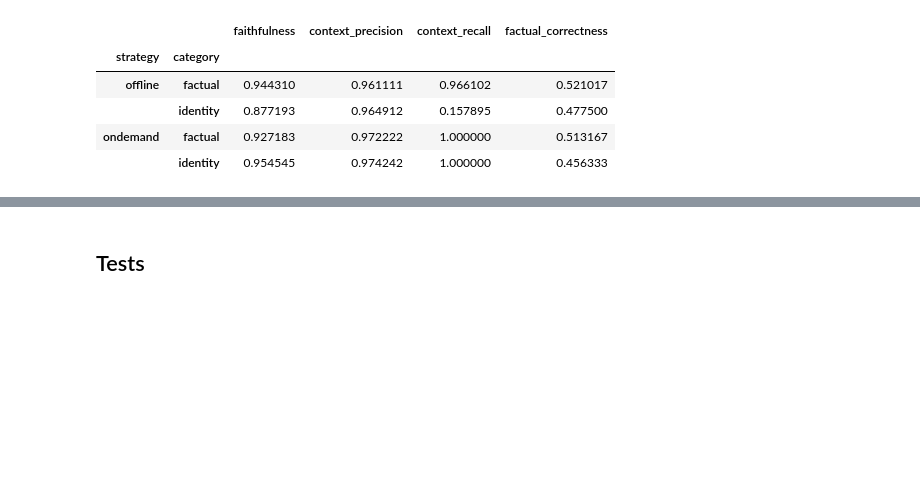
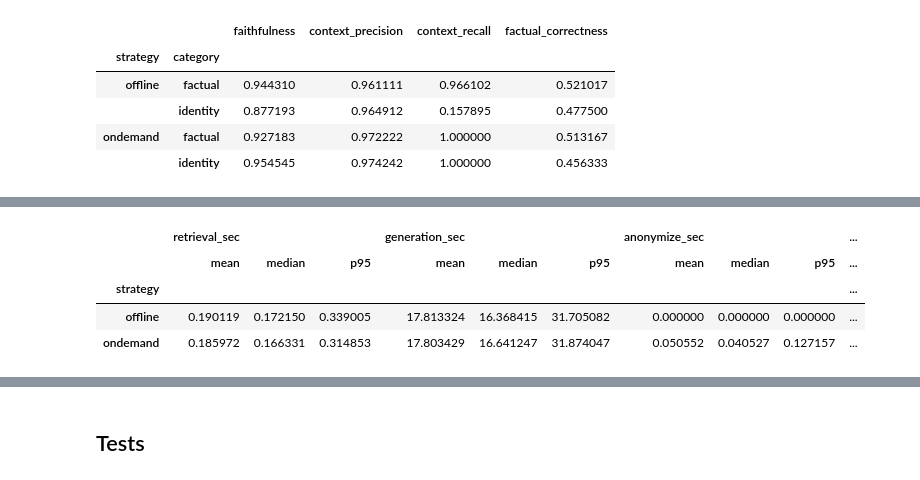
Before and after one commit to matheusfbosa/rag-anonymous-metrics, a Jupyter notebook: notebooks/privacy_utility.ipynb, the cells around one changed output, grey strips where cells are left out. Cells and saved outputs as stored; diff of their text form; code cells hidden in the pictures; blank space fills up the shorter version.

```diff
--- a/notebooks/privacy_utility.ipynb
+++ b/notebooks/privacy_utility.ipynb
@@ -507,0 +546,84 @@ display(by_category(df, UTILITY_COLS))
+# %%
+QUERY_TIME_COLS = ("retrieval_sec", "generation_sec", "anonymize_sec", "query_sec")
+
+
+def p95(s):
+    return s.quantile(0.95)
+
+
+timed = df.dropna(subset=list(QUERY_TIME_COLS)).copy()
+assert not timed.empty, "Expected retrieval/generation/anonymize/query timings in JSONL"
+
+recon = timed["retrieval_sec"] + timed["generation_sec"] + timed["anonymize_sec"]
+assert (recon - timed["query_sec"]).abs().max() < 1e-6
+assert (
+    timed.loc[timed["strategy"] == STRATEGY_OFFLINE, "anonymize_sec"] == 0
+).all(), "Offline anonymize_sec should be 0"
+
+print(timed.groupby("strategy").size().rename("n").to_string())
+
+time_summary = timed.groupby("strategy")[list(QUERY_TIME_COLS)].agg(
+    ["mean", "median", p95]
+)
+print("Query cost:")
+display(time_summary)
+
+query_means = timed.groupby("strategy")[list(QUERY_TIME_COLS)].mean()
+share = query_means.div(query_means["query_sec"], axis=0)
+print("Share of mean query_sec:")
+display(share)
+
+paired_time_cols = [
+    f"{c}_{s}" for c in QUERY_TIME_COLS for s in ("offline", "ondemand")
+]
+paired_time = paired.dropna(subset=paired_time_cols).copy()
+paired_time["delta_query_sec"] = (
+    paired_time["query_sec_ondemand"] - paired_time["query_sec_offline"]
+)
+paired_time["delta_anonymize_sec"] = (
+    paired_time["anonymize_sec_ondemand"] - paired_time["anonymize_sec_offline"]
+)
+paired_time["delta_retrieval_sec"] = (
+    paired_time["retrieval_sec_ondemand"] - paired_time["retrieval_sec_offline"]
+)
+paired_time["delta_generation_sec"] = (
+    paired_time["generation_sec_ondemand"] - paired_time["generation_sec_offline"]
+)
+DELTA_COLS = (
+    "delta_query_sec",
+    "delta_anonymize_sec",
+    "delta_retrieval_sec",
+    "delta_generation_sec",
+)
+print(f"Paired questions with timings (question_id)={len(paired_time)}")
+print("On-Demand − Offline (seconds):")
+display(paired_time[list(DELTA_COLS)].agg(["mean", "median"]))
+
+judge_timed = df.dropna(subset=["judge_sec"]).copy()
+assert not judge_timed.empty, "Expected judge_sec in benchmark JSONL"
+assert (
+    judge_timed.loc[judge_timed["answer_is_refusal"], "judge_sec"] == 0
+).all(), "judge_sec should be 0 on refusal"
+
+judge_all = (
+    judge_timed.groupby("strategy")["judge_sec"]
+    .agg(mean="mean", median="median", p95=p95, n="count")
+    .add_prefix("all_")
+)
+answered = judge_timed.loc[~judge_timed["answer_is_refusal"]]
+judge_answered = (
+    answered.groupby("strategy")["judge_sec"]
+    .agg(mean="mean", median="median", p95=p95, n="count")
+    .add_prefix("answered_")
+)
+n_refusal = (
+    judge_timed.loc[judge_timed["answer_is_refusal"]]
+    .groupby("strategy")
+    .size()
+    .rename("n_refusal")
+)
+judge_summary = judge_all.join(judge_answered).join(n_refusal)
+judge_summary["n_refusal"] = judge_summary["n_refusal"].fillna(0).astype(int)
+print("Judge (evaluation overhead):")
+display(judge_summary)
+# %% [output]
@@ -507,0 +634,5 @@ display(by_category(df, UTILITY_COLS))
+|  | retrieval_sec |  |  | generation_sec |  |  | anonymize_sec |  |  | ... |
+|  | mean | median | p95 | mean | median | p95 | mean | median | p95 | ... |
+| strategy |  |  |  |  |  |  |  |  |  | ... |
+| offline | 0.190119 | 0.172150 | 0.339005 | 17.813324 | 16.368415 | 31.705082 | 0.000000 | 0.000000 | 0.000000 | ... |
+| ondemand | 0.185972 | 0.166331 | 0.314853 | 17.803429 | 16.641247 | 31.874047 | 0.050552 | 0.040527 | 0.127157 | ... |
```
Also changed, not shown: parts of 8 cells of this notebook, 1 other file.
